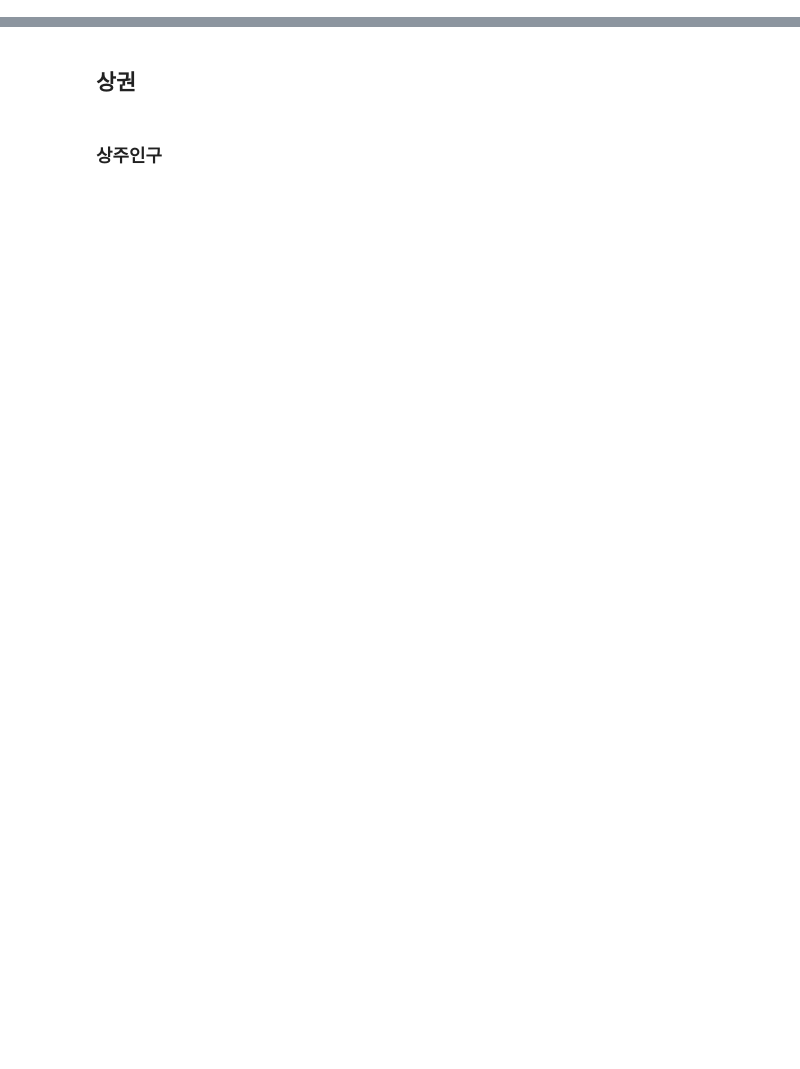
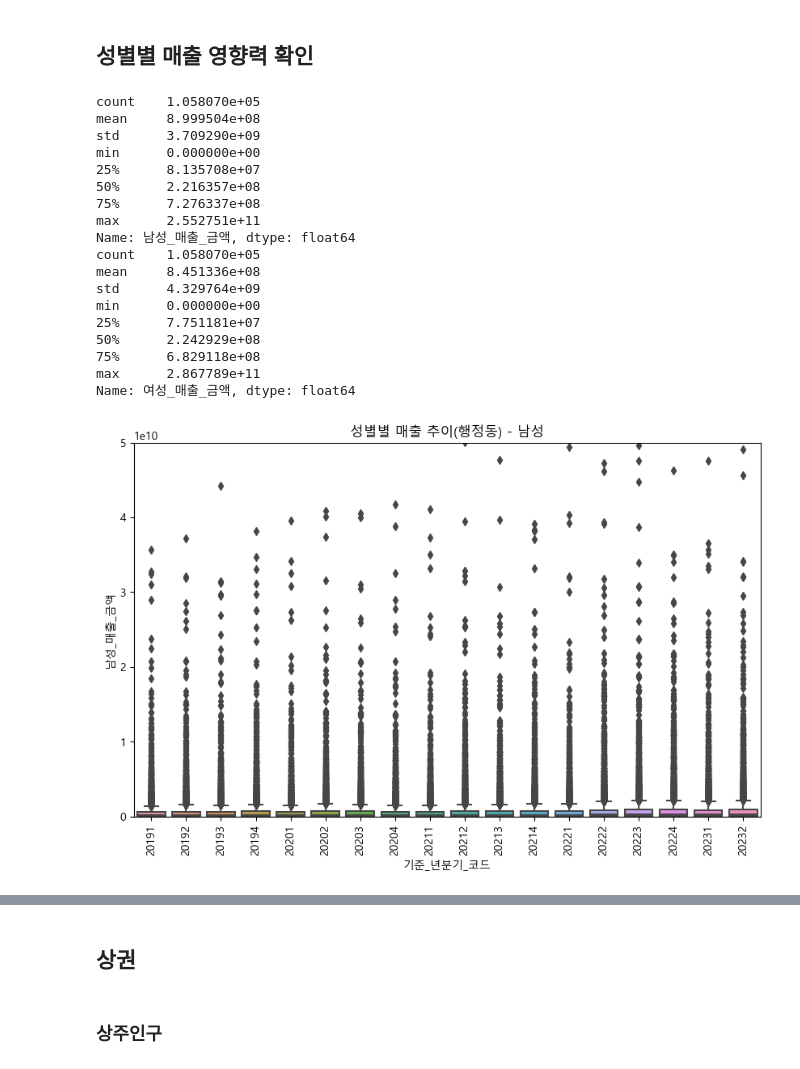
Before and after one commit to KT-AIvle-4th-Big-Project-Team2/SAI, a Jupyter notebook: Modeling/EDA.ipynb, the cells around one changed output, grey strips where cells are left out. Cells and saved outputs as stored; diff of their text form; code cells hidden in the pictures; blank space fills up the shorter version.

```diff
--- a/Modeling/EDA.ipynb
+++ b/Modeling/EDA.ipynb
@@ -7,3 +8,46 @@ plt.rc('font', family='Malgun Gothic')
 
 import warnings
 warnings.filterwarnings('ignore')
+# %% [markdown]
+## 성별별 매출 영향력 확인
+# %%
+dong_data = pd.read_csv('../../data/preprocessed data/dong_service_data.csv')
+market_data = pd.read_csv('../../data/preprocessed data/market_service_data.csv')
+# %%
+print(dong_data["남성_매출_금액"].describe())
+print(dong_data["여성_매출_금액"].describe())
+
+plt.figure(figsize=(10, 6))
+plt.title('성별별 매출 추이(행정동) - 남성')
+sns.boxplot(data=dong_data, x='기준_년분기_코드', y='남성_매출_금액')
+plt.xticks(rotation=90)
+plt.ylim(0, .5e11)
+plt.show()
+
+plt.figure(figsize=(10, 6))
+plt.title('성별별 매출 추이(행정동) - 여성')
+sns.boxplot(data=dong_data, x='기준_년분기_코드', y='여성_매출_금액')
+plt.xticks(rotation=90)
+plt.ylim(0, .5e11)
+
+plt.show()
+# %% [output]
+count    1.058070e+05
+mean     8.999504e+08
+std      3.709290e+09
+min      0.000000e+00
+25%      8.135708e+07
+50%      2.216357e+08
+75%      7.276337e+08
+max      2.552751e+11
+Name: 남성_매출_금액, dtype: float64
+count    1.058070e+05
+mean     8.451336e+08
+std      4.329764e+09
+min      0.000000e+00
+25%      7.751181e+07
+50%      2.242929e+08
+75%      6.829118e+08
+max      2.867789e+11
+Name: 여성_매출_금액, dtype: float64
+[figure, added]
```
Also changed, not shown: parts of 34 cells of this notebook.
